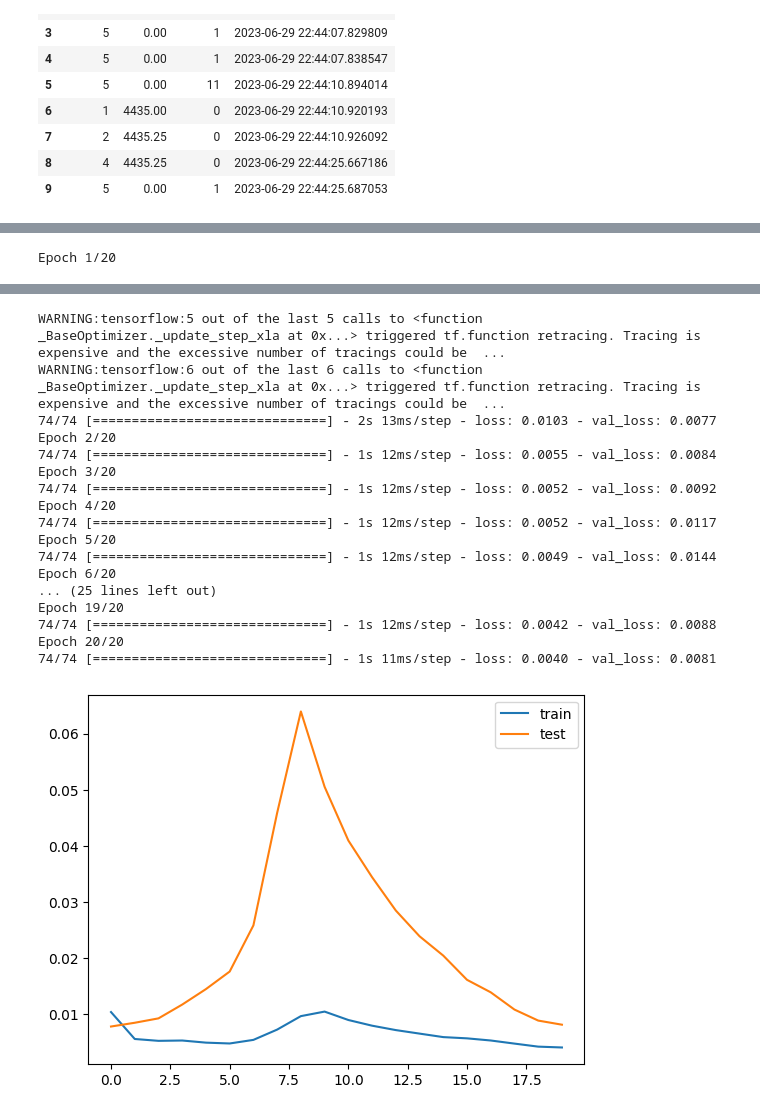
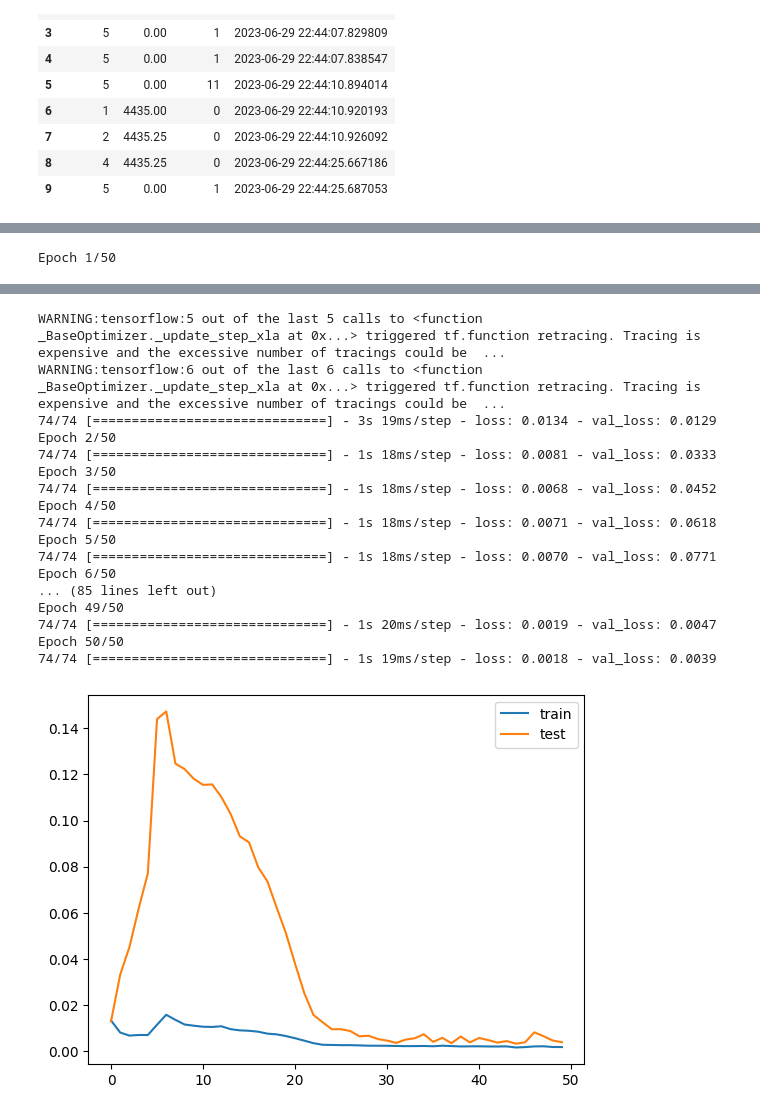
Before and after one commit to taiconley/ibkr, a Jupyter notebook: jupyter/build_model.ipynb, the cells around one changed output, grey strips where cells are left out. Drawn from its saved outputs; the diff is of its cells as text; code cells hidden in the pictures.

```diff
--- a/jupyter/build_model.ipynb
+++ b/jupyter/build_model.ipynb
@@ -116,6 +129,9 @@ df.head(10)
 | 8 | 4 | 4435.25 | 0 | 2023-06-29 22:44:25.667186 |
 | 9 | 5 | 0.00 | 1 | 2023-06-29 22:44:25.687053 |
 # %%
+input_sql_file='../sql_files/test.sql'
+df = generate_df_from_sql_file(input_sql_file, db)
+
 def main_build_model(df, look_ahead=5):
 
     df['timestamp'] = df['timestamp'].dt.tz_localize('UTC') #adding this to update to utc
@@ -142,7 +158,7 @@ def main_build_model(df, look_ahead=5):
     # Create a ModelBuilder instance and build the model
     builder = ModelBuilder(n_features, TIME_STEPS)
     # Train the model
-    model, history = builder.train_model(X_train, y_train, X_test, y_test, epochs=20, batch_size=64)
+    model, history = builder.train_model(X_train, y_train, X_test, y_test, epochs=50, batch_size=64)
     # Save the model
     model_path = '../models/model.h5'
     builder.save_model(model_path)
@@ -151,4 +244,6 @@ def main_build_model(df, look_ahead=5):
 # %%
+input_sql_file='../sql_files/test.sql'
+df = generate_df_from_sql_file(input_sql_file, db)
 main_build_model(df, 5)
 # %% [output]
-Epoch 1/20
+Epoch 1/50
@@ -173,18 +256,18 @@ Epoch 1/20
 WARNING:tensorflow:5 out of the last 5 calls to <function _BaseOptimizer._update_step_xla at 0x...> triggered tf.function retracing. Tracing is expensive and the excessive number of tracings could be  ...
 WARNING:tensorflow:6 out of the last 6 calls to <function _BaseOptimizer._update_step_xla at 0x...> triggered tf.function retracing. Tracing is expensive and the excessive number of tracings could be  ...
-74/74 [==============================] - 2s 13ms/step - loss: 0.0103 - val_loss: 0.0077
-Epoch 2/20
-74/74 [==============================] - 1s 12ms/step - loss: 0.0055 - val_loss: 0.0084
-Epoch 3/20
-74/74 [==============================] - 1s 12ms/step - loss: 0.0052 - val_loss: 0.0092
-Epoch 4/20
-74/74 [==============================] - 1s 12ms/step - loss: 0.0052 - val_loss: 0.0117
-Epoch 5/20
-74/74 [==============================] - 1s 12ms/step - loss: 0.0049 - val_loss: 0.0144
-Epoch 6/20
-... (25 lines left out)
-Epoch 19/20
-74/74 [==============================] - 1s 12ms/step - loss: 0.0042 - val_loss: 0.0088
-Epoch 20/20
-74/74 [==============================] - 1s 11ms/step - loss: 0.0040 - val_loss: 0.0081
+74/74 [==============================] - 3s 19ms/step - loss: 0.0134 - val_loss: 0.0129
+Epoch 2/50
+74/74 [==============================] - 1s 18ms/step - loss: 0.0081 - val_loss: 0.0333
+Epoch 3/50
+74/74 [==============================] - 1s 18ms/step - loss: 0.0068 - val_loss: 0.0452
+Epoch 4/50
+74/74 [==============================] - 1s 18ms/step - loss: 0.0071 - val_loss: 0.0618
+Epoch 5/50
+74/74 [==============================] - 1s 18ms/step - loss: 0.0070 - val_loss: 0.0771
+Epoch 6/50
+... (85 lines left out)
+Epoch 49/50
+74/74 [==============================] - 1s 20ms/step - loss: 0.0019 - val_loss: 0.0047
+Epoch 50/50
+74/74 [==============================] - 1s 19ms/step - loss: 0.0018 - val_loss: 0.0039
-[figure, old version]
+[figure, new version]
```
Also changed, not shown: parts of 19 cells of this notebook, 17 other files.
